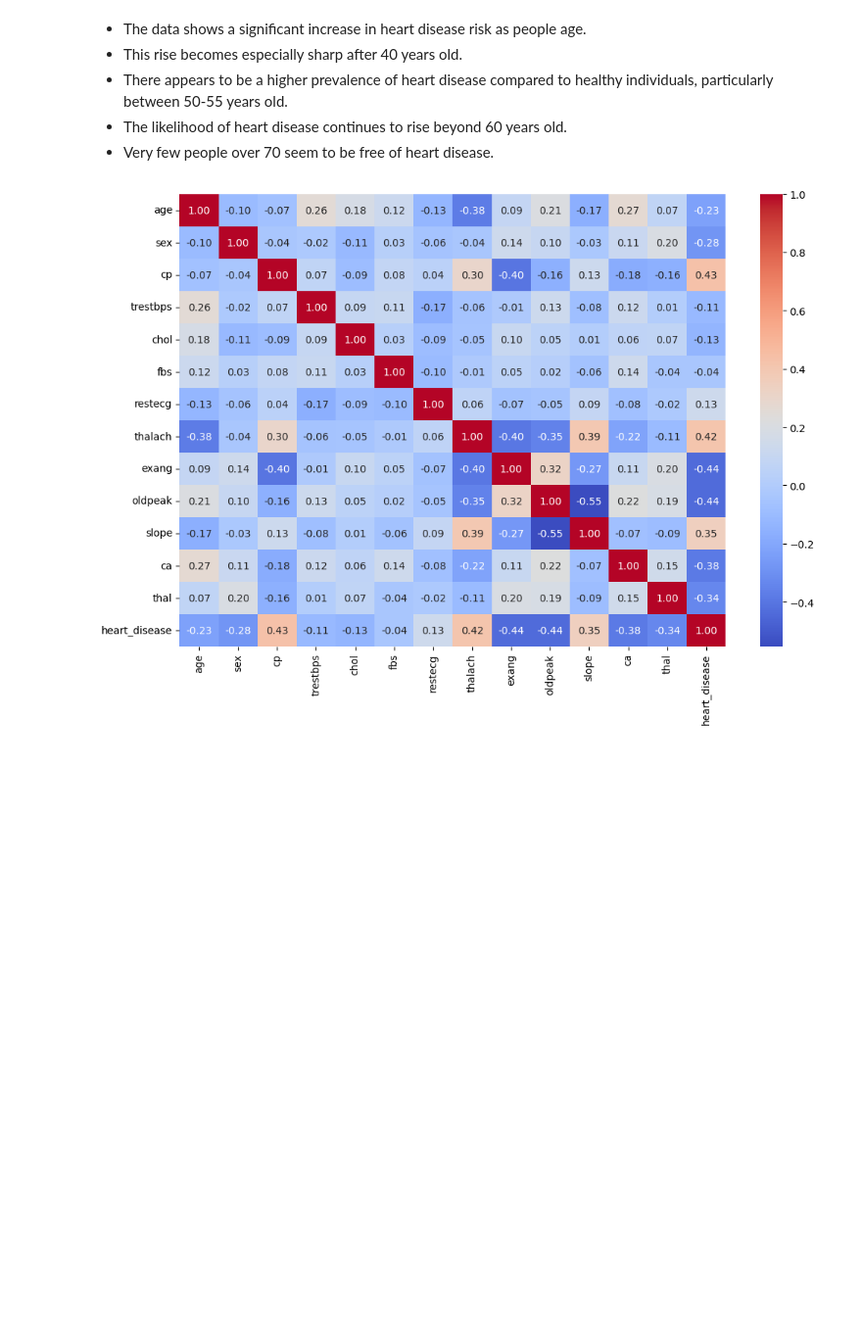
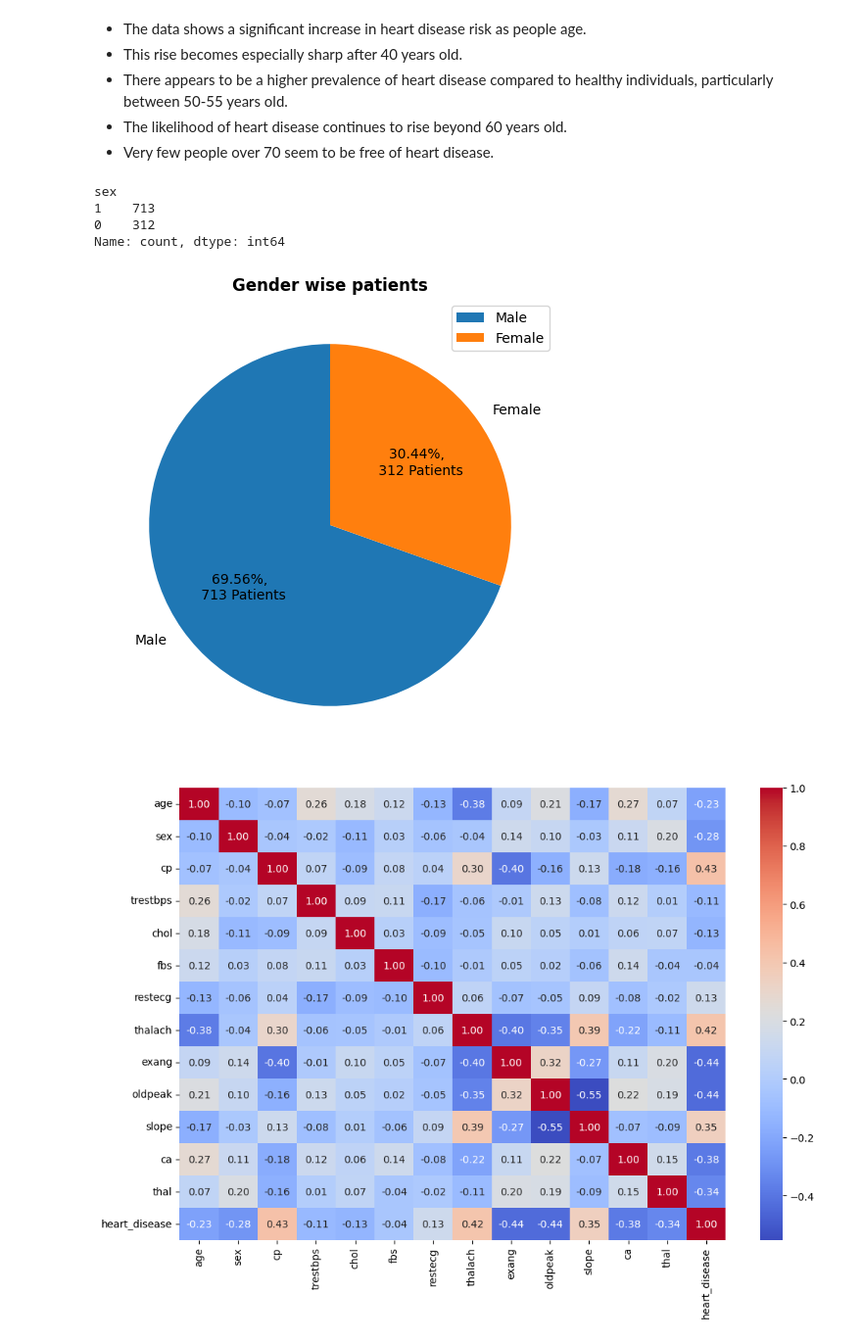
Before and after one commit to JKS1063/Heart-Disease-Prediction-App, a Jupyter notebook: Heart disease prediction_2.ipynb, the cells around one changed output. Shown at 98% size. Drawn from its saved outputs; the diff is of its cells as text; code cells hidden in the pictures; blank space fills up the shorter version.

Commit message:
Heart Disease Prediction App

```diff
--- a/Heart disease prediction_2.ipynb
+++ b/Heart disease prediction_2.ipynb
@@ -292,6 +296,23 @@ plt.show(close = True)
 * There appears to be a higher prevalence of heart disease compared to healthy individuals, particularly between 50-55 years old.
 * The likelihood of heart disease continues to rise beyond 60 years old.
 * Very few people over 70 seem to be free of heart disease.
+# %%
+df.sex.value_counts()
+# %% [output]
+sex
+1    713
+0    312
+Name: count, dtype: int64
+# %%
+plt.figure(figsize = (6,6))
+plt.pie(x = df.sex.value_counts(), startangle=90,
+       autopct = lambda p:f'{p:.2f}%, \n {p*sum(df.heart_disease.value_counts().values)/100 :.0f} Patients', frame = False,
+       labels = ['Male', 'Female'])
+plt.title('Gender wise patients', fontweight = 'bold')
+plt.legend(loc = 'upper right')
+plt.show()
+# %% [output]
+[figure, added]
 # %%
 plt.figure(figsize = (12, 8))
 sns.heatmap(df.corr(method = 'pearson'), annot = True, cmap = 'coolwarm', fmt = '.2f')
```
Also changed, not shown: parts of 2 cells of this notebook, 2 other files.
